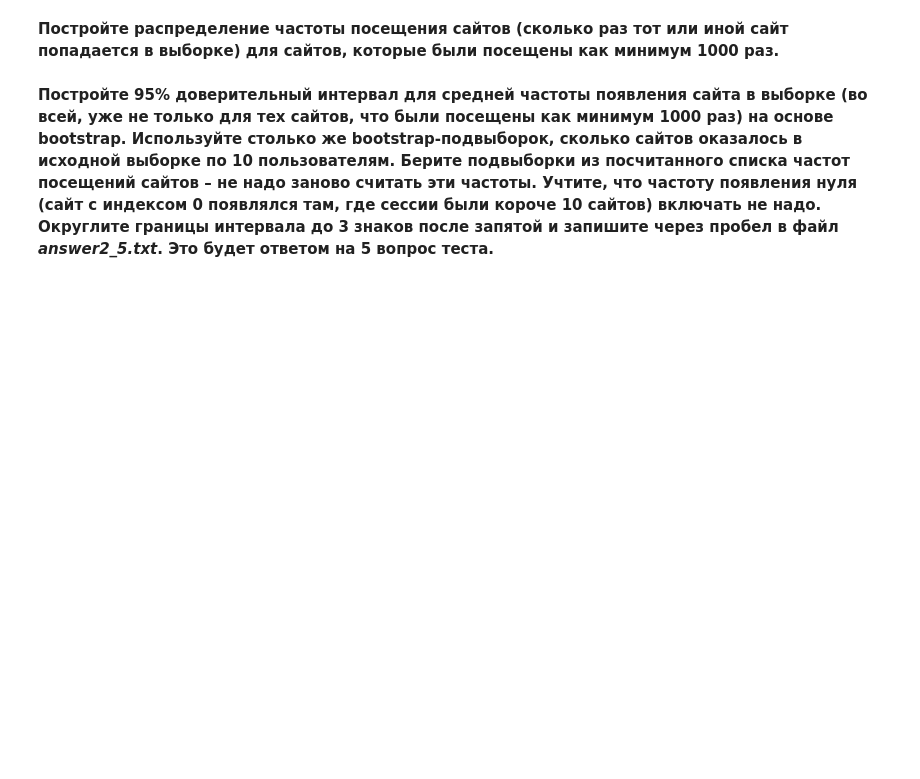
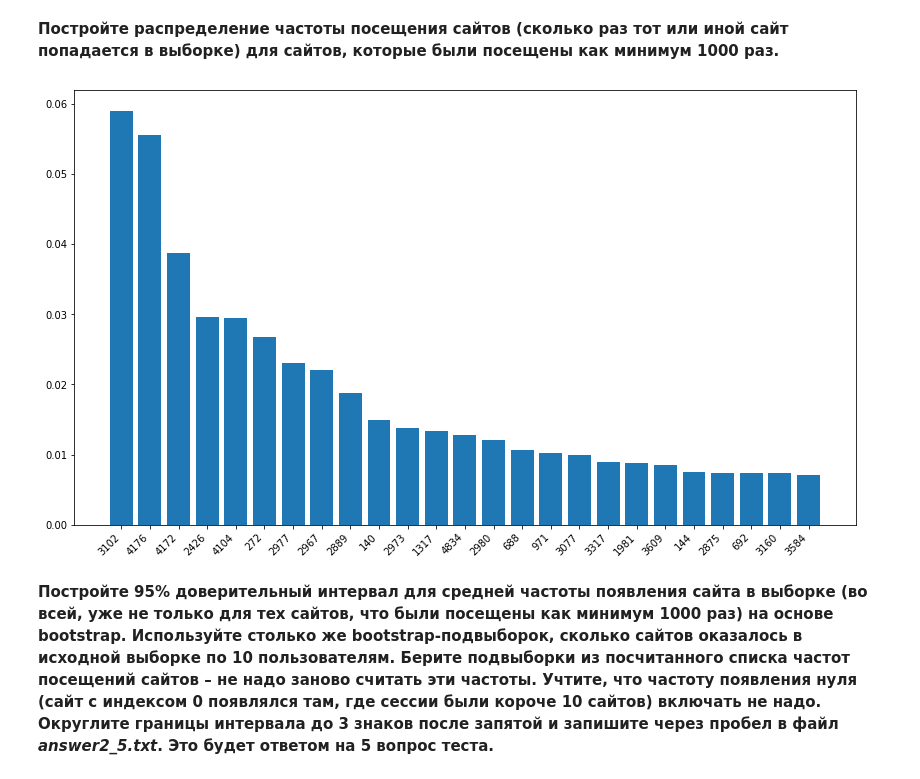
Before and after one commit to sergh1o/FROO_stepik, a Jupyter notebook: С6/week2_analysis_hypotheses.ipynb, the cells around one changed output. Saved outputs shown, nothing was run; the diff lists cells and outputs as text; code cells hidden in the pictures; blank space fills up the shorter version.

```diff
--- a/С6/week2_analysis_hypotheses.ipynb
+++ b/С6/week2_analysis_hypotheses.ipynb
@@ -325,3 +351,14 @@ site_freqs = ''' ВАШ КОД ЗДЕСЬ '''
+# %%
+site_freq_s = train_df.drop('user_id', axis=1).unstack().reset_index().iloc[:,2].value_counts().drop(0)
+# %%
+site_freqs = site_freq_s[site_freq_s >= 1000] / site_freq_s.sum()
+plt.figure(figsize=(14,8))
+
+plt.bar(list(map(str, site_freqs.index)), site_freqs)
+plt.xticks(rotation=45, ha='right')
+plt.show()
+# %% [output]
+[figure, added]
 # %% [markdown]
 **Постройте 95% доверительный интервал для средней частоты появления сайта в выборке (во всей, уже не только для тех сайтов, что были посещены как минимум 1000 раз) на основе bootstrap. Используйте столько же bootstrap-подвыборок, сколько сайтов оказалось в исходной выборке по 10 пользователям. Берите подвыборки из посчитанного списка частот посещений сайтов – не надо заново считать эти частоты. Учтите, что частоту появления нуля (сайт с индексом 0 появлялся там, где сессии были короче 10 сайтов) включать не надо. Округлите границы интервала до 3 знаков после запятой и запишите через пробел в файл *answer2_5.txt*. Это будет ответом на 5 вопрос теста.**
 # %% [markdown]
```
Also changed, not shown: parts of 22 cells of this notebook, 36 other files.
